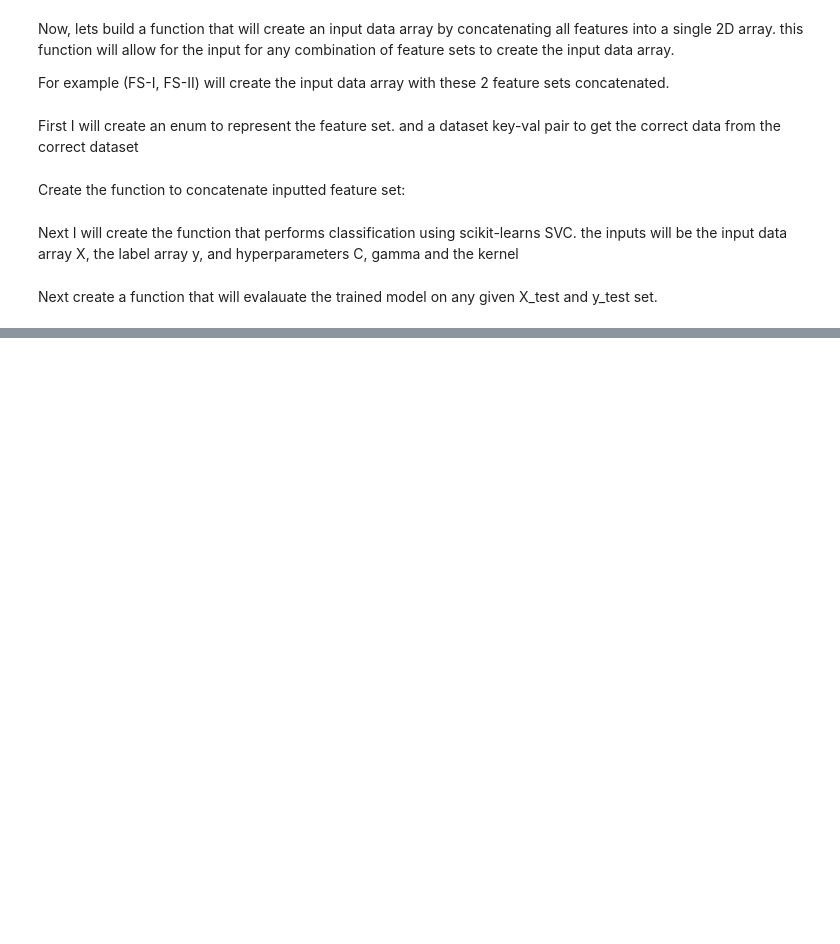
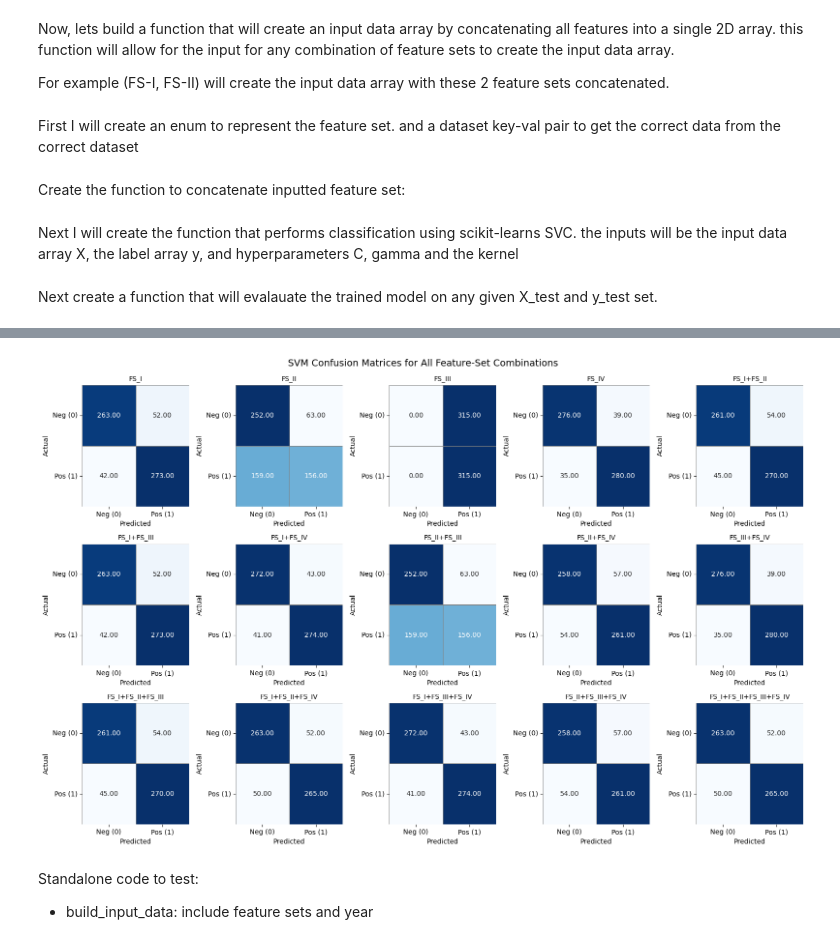
Before and after one commit to MahadAhmed25/4AL3, a Jupyter notebook: assignments/A2/ahmem73.ipynb, the cells around one changed output, grey strips where cells are left out. Drawn from its saved outputs; the diff is of its cells as text; code cells hidden in the pictures; blank space fills up the shorter version.

```diff
--- a/assignments/A2/ahmem73.ipynb
+++ b/assignments/A2/ahmem73.ipynb
@@ -198,3 +277,56 @@ def evaluate_model(
+# %%
+import numpy as np
+import pandas as pd
+import seaborn as sns
+import matplotlib.pyplot as plt
+
+def make_confusion_matrix_summary(results):
+    ncols=5
+    figsize=(16, 10)
+    df = pd.DataFrame(results)
+    n = len(df)
+    nrows = int(np.ceil(n / ncols))
+
+    fig, axes = plt.subplots(nrows, ncols, figsize=figsize)
+    axes = axes.flatten()
+
+    for i, (_, row) in enumerate(df.iterrows()):
+        cm = np.array(row["overall_cm"]).astype(float)
+        combo = row["combo"]
+        sns.heatmap(
+            cm,
+            annot=True,
+            fmt=".2f",
+            cmap="Blues",
+            cbar=False,
+            ax=axes[i],
+            linewidths=0.5,
+            linecolor="gray"
+        )
+        axes[i].set_title(combo, fontsize=10)
+        axes[i].set_xlabel("Predicted")
+        axes[i].set_ylabel("Actual")
+        axes[i].set_xticklabels(["Neg (0)", "Pos (1)"])
+        axes[i].set_yticklabels(["Neg (0)", "Pos (1)"], rotation=0)
+
+    # Hide empty subplots if total < nrows*ncols
+    for j in range(i + 1, len(axes)):
+        axes[j].axis("off")
+
+    plt.tight_layout()
+    plt.suptitle(
+        "SVM Confusion Matrices for All Feature-Set Combinations",
+        fontsize=14, y=1.02
+    )
+    plt.show()
+
+results = rank_models_by_tss()
+make_confusion_matrix_summary(results)
+# %% [output]
+[figure, added]
+# %% [markdown]
+Standalone code to test:
+- build_input_data: include feature sets and year
 # %%
 from sklearn.model_selection import StratifiedKFold
 import matplotlib.pyplot as plt
```
Also changed, not shown: parts of 9 cells of this notebook, 3 other files.
